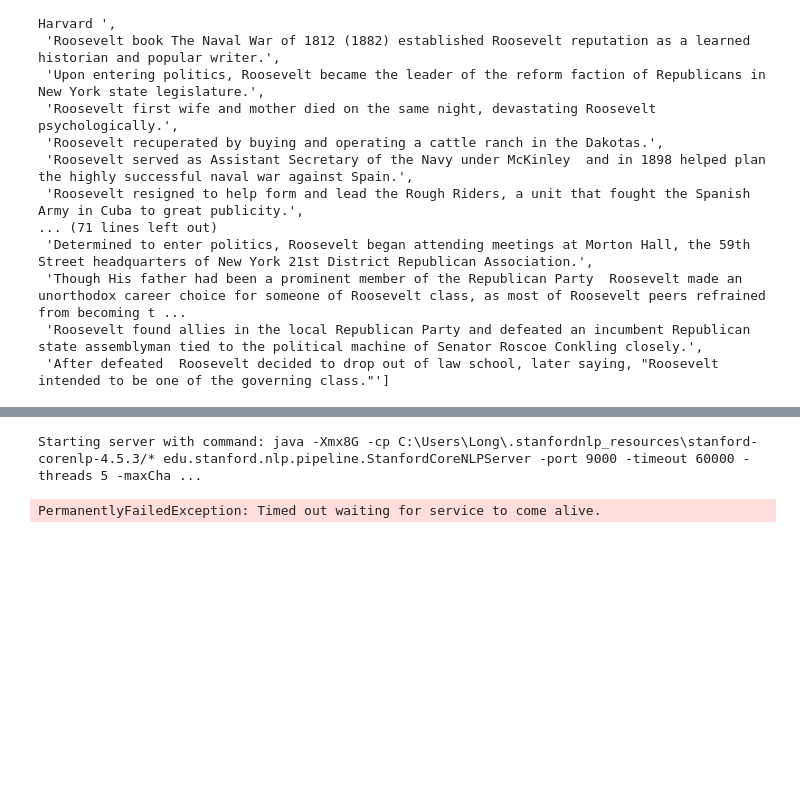
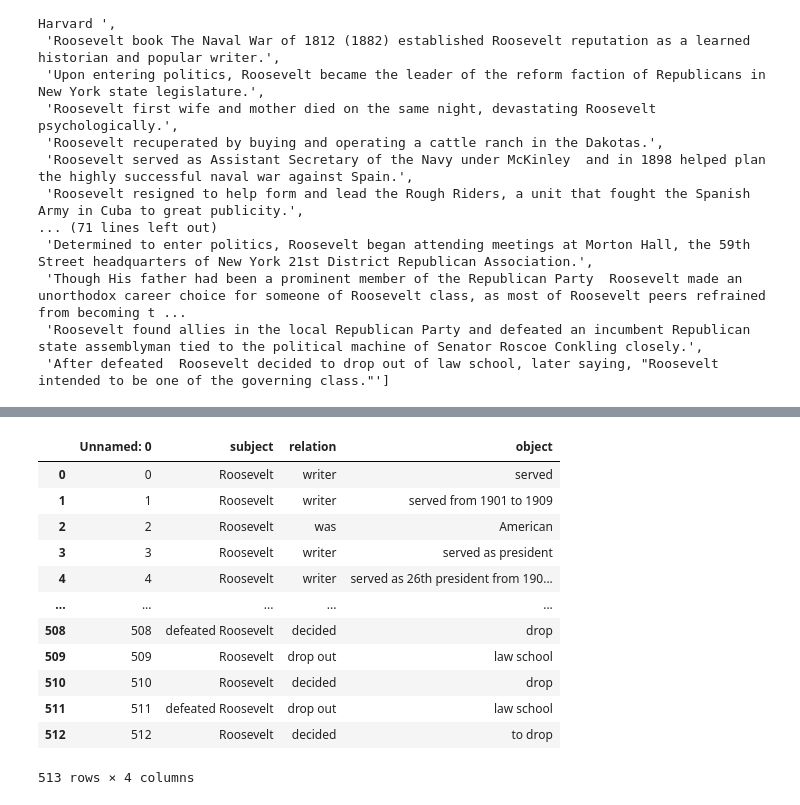
Before and after one commit to CommieNeutral113/ontology_learning_101, a Jupyter notebook: sent_replace.ipynb, the cells around one changed output, grey strips where cells are left out. Drawn from its saved outputs; the diff is of its cells as text; code cells hidden in the pictures; blank space fills up the shorter version.

```diff
--- a/sent_replace.ipynb
+++ b/sent_replace.ipynb
@@ -354,21 +340,17 @@ PermanentlyFailedException: Error: unable to start the CoreNLP server on port 90
-# %%
-properties = {
-    'openie.affinity_probability_cap': 1/3,
-}
-
-path = "small_teddy.txt"
-txt = open(path, 'r').read()
-txt = ' '.join(txt.splitlines())
-
-
-with StanfordOpenIE(properties=properties) as client:
-    # print('Text: %s.' % text)
-    # for triple in client.annotate(text):
-    #     print('|-', triple)
-    result = client.annotate(txt)
-    df = pd.DataFrame.from_dict(result)
-    df.to_excel('small_teddy_SVO1.xlsx')
-    print('Finished')
-# %% [output]
-Starting server with command: java -Xmx8G -cp C:\Users\Long\.stanfordnlp_resources\stanford-corenlp-4.5.3/* edu.stanford.nlp.pipeline.StanfordCoreNLPServer -port 9000 -timeout 60000 -threads 5 -maxCha ...
-PermanentlyFailedException: Timed out waiting for service to come alive.
+# %%
+data = pd.read_excel('small_teddy_coref_SVO.xlsx')
+data
+# %% [output]
+|  | Unnamed: 0 | subject | relation | object |
+| 0 | 0 | Roosevelt | writer | served |
+| 1 | 1 | Roosevelt | writer | served from 1901 to 1909 |
+| 2 | 2 | Roosevelt | was | American |
+| 3 | 3 | Roosevelt | writer | served as president |
+| 4 | 4 | Roosevelt | writer | served as 26th president from 190... |
+| ... | ... | ... | ... | ... |
+| 508 | 508 | defeated Roosevelt | decided | drop |
+| 509 | 509 | Roosevelt | drop out | law school |
+| 510 | 510 | Roosevelt | decided | drop |
+| 511 | 511 | defeated Roosevelt | drop out | law school |
+| 512 | 512 | Roosevelt | decided | to drop |
+513 rows × 4 columns
```
Also changed, not shown: parts of 18 cells of this notebook, 1 other file.
